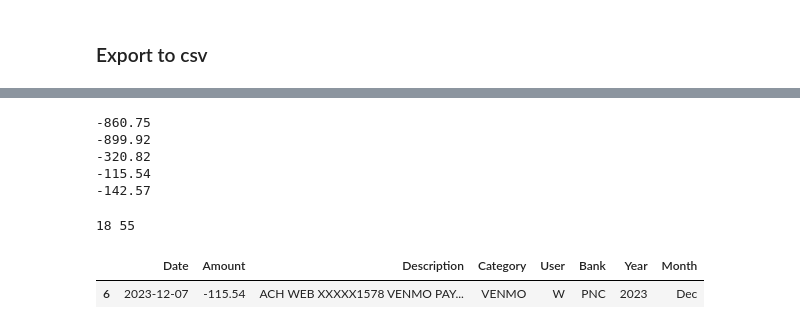
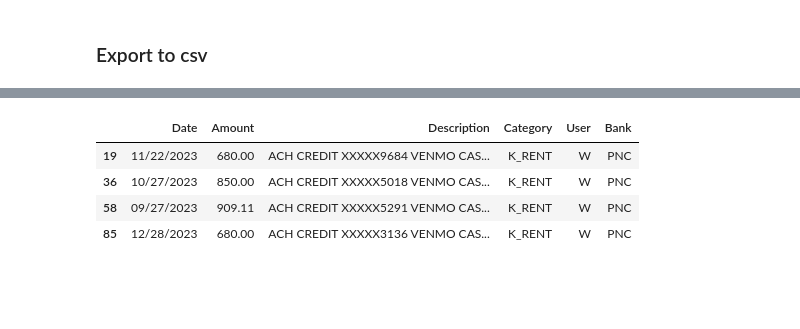
Before and after one commit to willdavis111/budget_analysis_mk2, a Jupyter notebook: budget_app_combined.ipynb, the cells around one changed output, grey strips where cells are left out. Saved outputs shown, nothing was run; the diff lists cells and outputs as text; code cells hidden in the pictures; blank space fills up the shorter version.

```diff
--- a/budget_app_combined.ipynb
+++ b/budget_app_combined.ipynb
@@ -237,29 +251,8 @@ k_ven = ven[ven['User'] == 'K']
-# %%
-for index , row in w_ven.iterrows():
-    k_ven
-    print(row['Amount'])
-# %% [output]
--860.75
--899.92
--320.82
--115.54
--142.57
-# %%
-month_list = full_df['Month'].unique()
-for mon1 in month_list:
-    month_df = full_df[full_df['Month'] == mon1]
-    ven = month_df[month_df['Category']== 'VENMO']
-    w_ven = ven[ven['User'] == 'W']
-    k_ven = ven[ven['User'] == 'K']
-    for index , row in w_ven.iterrows():
-        for k_index , k_row in k_ven.iterrows():
-            zero = row['Amount'] + k_row['Amount']
-            if zero == 0:
-                print(k_index, index)
-# %% [output]
-18 55
-# %%
-w_ven
-# %% [output]
-|  | Date | Amount | Description | Category | User | Bank | Year | Month |
-| 6 | 2023-12-07 | -115.54 | ACH WEB XXXXX1578 VENMO PAY... | VENMO | W | PNC | 2023 | Dec |
+# %%
+w_pnc[w_pnc['Category'] == 'K_RENT']
+# %% [output]
+|  | Date | Amount | Description | Category | User | Bank |
+| 19 | 11/22/2023 | 680.00 | ACH CREDIT XXXXX9684 VENMO CAS... | K_RENT | W | PNC |
+| 36 | 10/27/2023 | 850.00 | ACH CREDIT XXXXX5018 VENMO CAS... | K_RENT | W | PNC |
+| 58 | 09/27/2023 | 909.11 | ACH CREDIT XXXXX5291 VENMO CAS... | K_RENT | W | PNC |
+| 85 | 12/28/2023 | 680.00 | ACH CREDIT XXXXX3136 VENMO CAS... | K_RENT | W | PNC |
```
Also changed, not shown: parts of 13 cells of this notebook.
